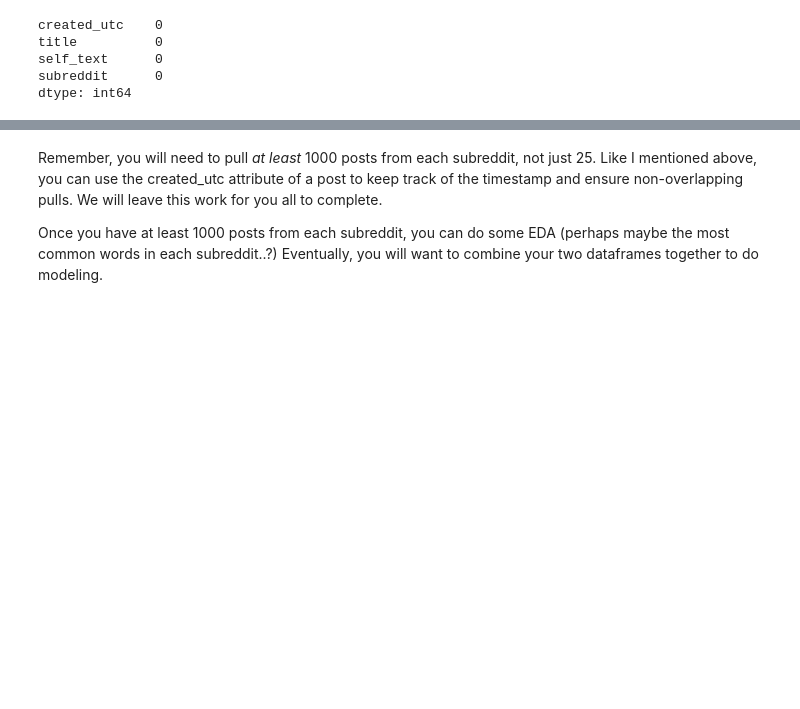
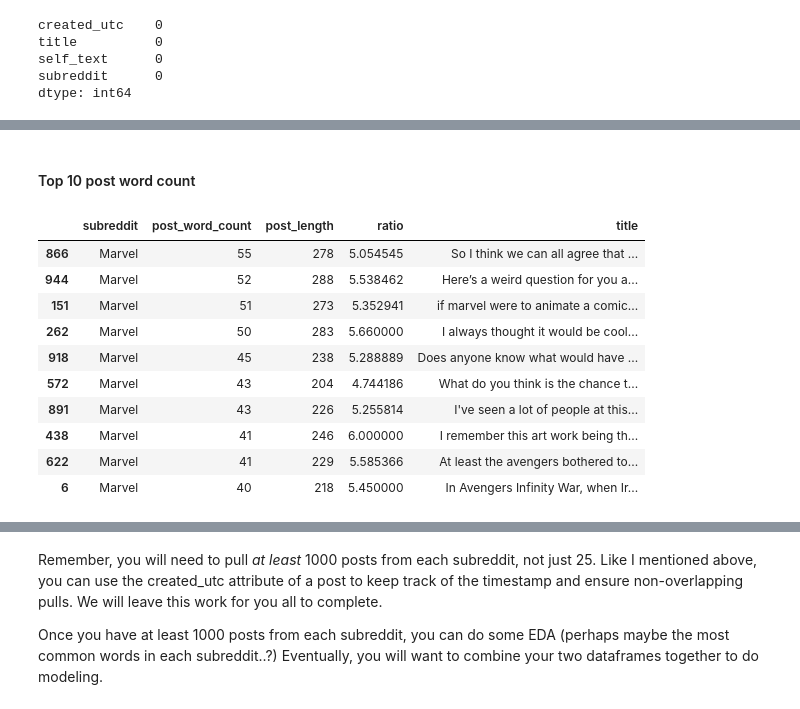
Before and after one commit to suli1524/Marvel_vs._DC, a Jupyter notebook: Reddit-PRAW-tutorial-Copy1.ipynb, the cells around one changed output, grey strips where cells are left out. Cells and saved outputs as stored; diff of their text form; code cells hidden in the pictures; blank space fills up the shorter version.

```diff
--- a/Reddit-PRAW-tutorial-Copy1.ipynb
+++ b/Reddit-PRAW-tutorial-Copy1.ipynb
@@ -170,0 +184,4 @@ dc_cinematic = dc_cinematic.to_csv('dc_cinematic_post.csv',index=False)
+# %%
+#read Data
+marvel = pd.read_csv('marvel_post.csv')
+dc_cinematic = pd.read_csv('dc_cinematic_post.csv')
@@ -170,0 +244,4 @@ dc_cinematic = dc_cinematic.to_csv('dc_cinematic_post.csv',index=False)
+# %%
+# create column for post_length
+marvel['post_length'] = marvel['title'].map(len)
+dc_cinematic['post_length'] = dc_cinematic['title'].map(len)
@@ -170,0 +256,4 @@ dc_cinematic = dc_cinematic.to_csv('dc_cinematic_post.csv',index=False)
+# %%
+# create column for post_word_count
+marvel['post_word_count'] = marvel['title'].map(lambda x: len(x.split()))
+dc_cinematic['post_word_count'] = dc_cinematic['title'].map(lambda x: len(x.split()))
@@ -170,0 +268,4 @@ dc_cinematic = dc_cinematic.to_csv('dc_cinematic_post.csv',index=False)
+# %%
+# create a ratio
+marvel['ratio'] = marvel.post_length/marvel.post_word_count
+dc_cinematic['ratio'] = dc_cinematic.post_length/dc_cinematic.post_word_count
@@ -170,0 +306,17 @@ dc_cinematic = dc_cinematic.to_csv('dc_cinematic_post.csv',index=False)
+# %% [markdown]
+#### Top 10 post word count
+# %%
+# top 10 longest marvel_post
+marvel.sort_values(by='post_word_count', ascending=False)[['subreddit','post_word_count','post_length','ratio','title']].head(10)
+# %% [output]
+|  | subreddit | post_word_count | post_length | ratio | title |
+| 866 | Marvel | 55 | 278 | 5.054545 | So I think we can all agree that ... |
+| 944 | Marvel | 52 | 288 | 5.538462 | Here’s a weird question for you a... |
+| 151 | Marvel | 51 | 273 | 5.352941 | if marvel were to animate a comic... |
+| 262 | Marvel | 50 | 283 | 5.660000 | I always thought it would be cool... |
+| 918 | Marvel | 45 | 238 | 5.288889 | Does anyone know what would have ... |
+| 572 | Marvel | 43 | 204 | 4.744186 | What do you think is the chance t... |
+| 891 | Marvel | 43 | 226 | 5.255814 | I've seen a lot of people at this... |
+| 438 | Marvel | 41 | 246 | 6.000000 | I remember this art work being th... |
+| 622 | Marvel | 41 | 229 | 5.585366 | At least the avengers bothered to... |
+| 6 | Marvel | 40 | 218 | 5.450000 | In Avengers Infinity War, when Ir... |
```
Also changed, not shown: parts of 32 cells of this notebook, 2 other files.
